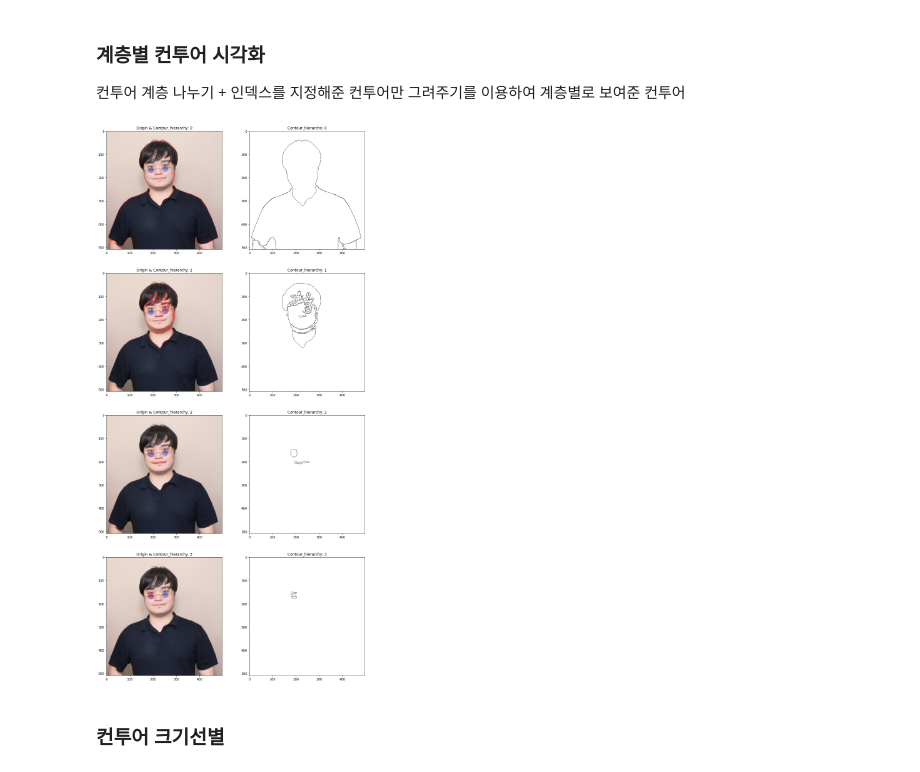
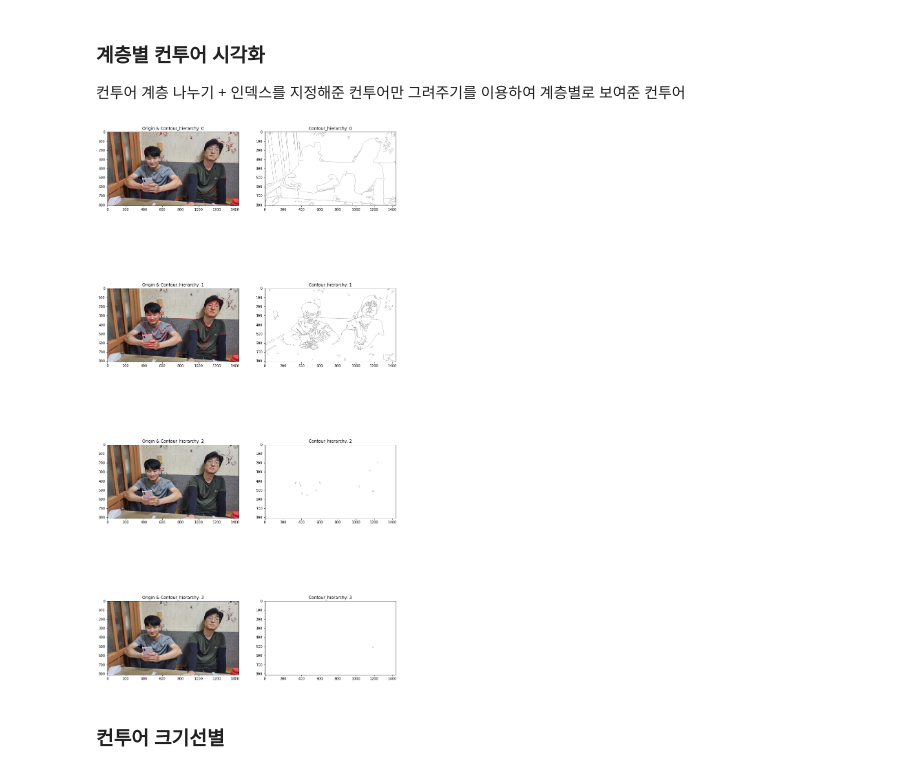
Before and after one commit to LHw3927/ImageAnalysis, a Jupyter notebook: Canny&Contours.ipynb, the cells around one changed output. Saved outputs shown, nothing was run; the diff lists cells and outputs as text; code cells hidden in the pictures.

```diff
--- a/Canny&Contours.ipynb
+++ b/Canny&Contours.ipynb
@@ -118,6 +113,17 @@ def color_enhanced(img):
     enhanced_yuv = cv2.cvtColor(img, cv2.COLOR_BGR2YUV)
     enhanced_yuv[:, :, 0] = cv2.equalizeHist(enhanced_yuv[:, :, 0])
     return cv2.cvtColor(enhanced_yuv, cv2.COLOR_YUV2RGB)
+
+
+
+
+def PyrMeanShiftFiltering(img,sp=9,sr=20,lv=2,permission=False):
+    if sp < 10:
+        return cv2.pyrMeanShiftFiltering(img, sp, sr, None, lv)
+    elif permission:
+        return cv2.pyrMeanShiftFiltering(img, sp, sr, None, lv)
+    else:
+        pass
 # %%
 origin = origin_self_1.copy()
 # origin = color_enhanced(origin)
@@ -330,32 +336,33 @@ for index, valuse in enumerate(x):
 ### 계층별 컨투어 시각화
 컨투어 계층 나누기 + 인덱스를 지정해준 컨투어만 그려주기를 이용하여 계층별로 보여준 컨투어
 # %%
-origin = origin_howon.copy()
+origin = origin_minho_jisu.copy()
 
-origin_HE = hsv_equalizeHist(origin)
+origin_pyr = PyrMeanShiftFiltering(origin,lv=4)
+origin_HE = hsv_equalizeHist(origin_pyr)
 HE_me = cv2.medianBlur(origin_HE,7)
 cny, clo = canny_closed(HE_me,th_1=25,th_2=250,kernel_val=5)
 contours,hier=   cv2.findContours(clo.copy(),cv2.RETR_TREE,cv2.CHAIN_APPROX_NONE)
 cont_level = cont_hier(hier)
 level_max = len(cont_level[0])
 li_ContourImame = []
 
 for i in cont_level[0]:
     li_ContourImame.append(drawContourList(origin,i,contours))
 
 
 f,ax = plt.subplots(len(li_ContourImame),2)
 f.set_size_inches(15,8*len(li_ContourImame))
 
 for i , valuse in enumerate(li_ContourImame):
 
     ax[i,0].imshow(valuse[0])
     ax[i,0].set_title(f'Origin & Contour_hierarchy: {i}')
 
     ax[i,1].imshow(valuse[1])
     ax[i,1].set_title(f'Contour_hierarchy: {i}')
 # %% [output]
-[figure, old version]
+[figure, new version]
 # %% [markdown]
 ### 컨투어 크기선별
 # %%
```
Also changed, not shown: parts of 11 cells of this notebook, 3 other files.
